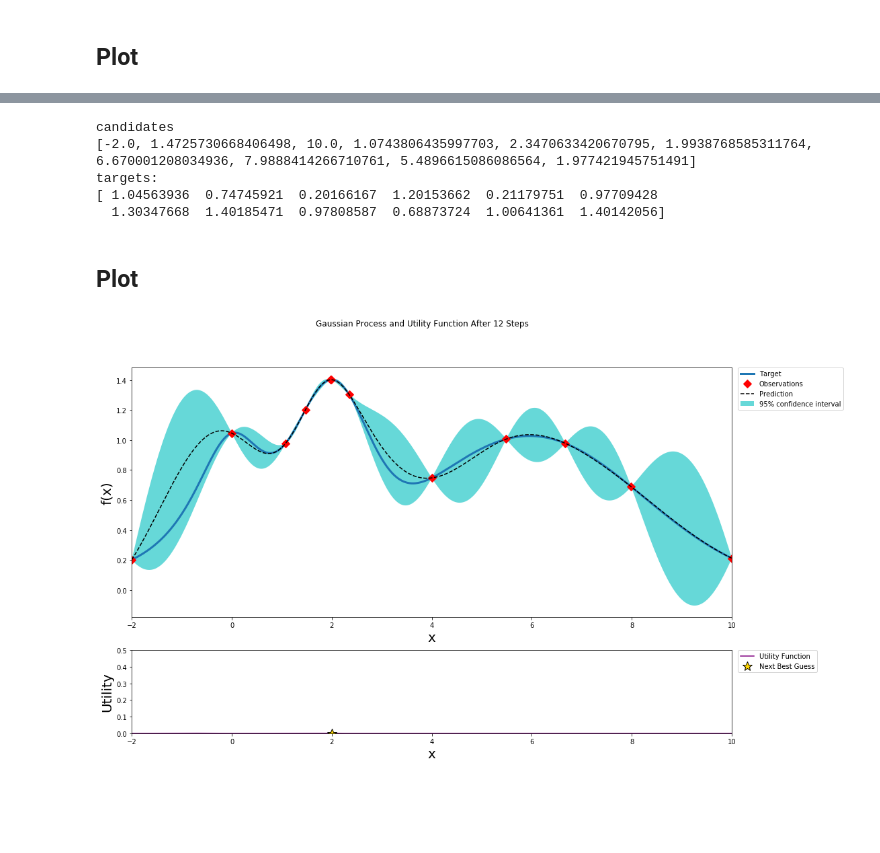
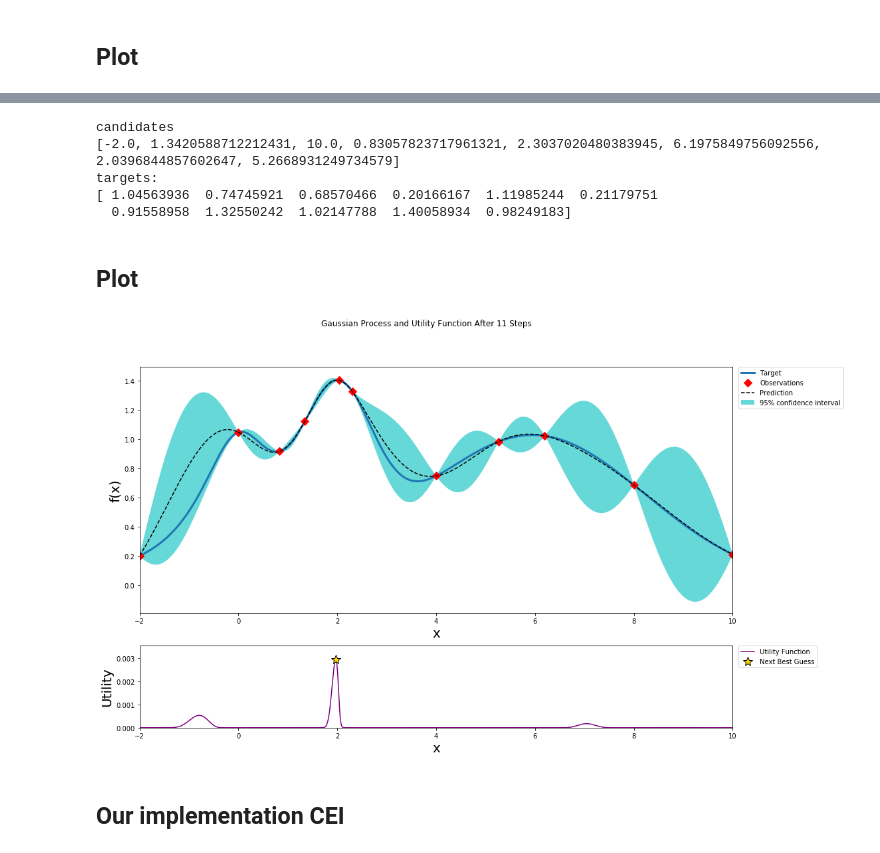
Before and after one commit to Hyperpilotio/analyzer, a Jupyter notebook: analyzer/acquisition_comparison.ipynb, the cells around one changed output, grey strips where cells are left out. Saved outputs shown, nothing was run; the diff lists cells and outputs as text; code cells hidden in the pictures; blank space fills up the shorter version.

```diff
--- a/analyzer/acquisition_comparison.ipynb
+++ b/analyzer/acquisition_comparison.ipynb
@@ -64,9 +136,11 @@ plt.plot(x, y)
 # %%
-X_train = np.array([[0], [4]])
+X_train = np.array([[0], [4], [8]])
 Y_train = np.array(list(map(target, list(X_train.reshape(1,-1).squeeze()))))
+C_train = constraint_func(X_train.reshape(1,-1).squeeze())
+
 xi =1e-4
 acq = 'ei'
-n_iter=10
+n_iter=8
 SEED = 6
 # %% [markdown]
 ## Original Implementation
@@ -108,27 +181,38 @@ candidates = []
 X_train_ = X_train
 Y_train_ = Y_train
 for i in range(n_iter):
-    candidate = bayesian_optimizer.get_candidate(X_train_, Y_train, [(-2, 10)], acq=acq, xi=xi, **gp_params)
-    X_train = np.vstack((X_train, np.array([candidate])))
-    Y_train = np.hstack((Y_train, target(candidate)))
+    candidate = bayesian_optimizer.get_candidate(X_train_, Y_train_, [(-2, 10)], acq=acq, xi=xi, **gp_params)
+    X_train_ = np.vstack((X_train_, np.array([candidate])))
+    Y_train_ = np.hstack((Y_train_, target(candidate)))
     candidates.append(candidate[0])
 
 print(f"candidates \n{candidates}")
-print(f"targets:\n{Y_train}")
+print(f"targets:\n{Y_train_}")
 # %% [output]
 candidates
-[-2.0, 1.4725730668406498, 10.0, 1.0743806435997703, 2.3470633420670795, 1.9938768585311764, 6.670001208034936, 7.9888414266710761, 5.4896615086086564, 1.977421945751491]
+[-2.0, 1.3420588712212431, 10.0, 0.83057823717961321, 2.3037020480383945, 6.1975849756092556, 2.0396844857602647, 5.2668931249734579]
 targets:
-[ 1.04563936  0.74745921  0.20166167  1.20153662  0.21179751  0.97709428
-  1.30347668  1.40185471  0.97808587  0.68873724  1.00641361  1.40142056]
+[ 1.04563936  0.74745921  0.68570466  0.20166167  1.11985244  0.21179751
+  0.91558958  1.32550242  1.02147788  1.40058934  0.98249183]
 # %% [markdown]
 ## Plot
-# %%
-gp = GaussianProcessRegressor()
-gp.set_params(**gp_params)
-gp.fit(X_train, Y_train)
-
-util = bayesian_optimizer.UtilityFunction(kind=acq, xi=xi)
-plot_gp(bo.gp, x, y, bo.util)
-# %% [output]
-[figure, removed]
+# %%
+candidates = []
+X_train_ = X_train
+Y_train_ = Y_train
+for i in range(n_iter):
+    candidate = bayesian_optimizer.get_candidate(X_train_, Y_train_, [(-2, 10)], acq='ei', xi=xi, **gp_params)
+    X_train_ = np.vstack((X_train_, np.array([candidate])))
+    Y_train_ = np.hstack((Y_train_, target(candidate)))
+    candidates.append(candidate[0])
+
+gp = GaussianProcessRegressor()
+gp.set_params(**gp_params)
+gp.fit(X_train_, Y_train_)
+
+util = bayesian_optimizer.UtilityFunction(gp_objective=gp, kind='ei', xi=xi)
+plot_gp(gp, x, y, util)
+# %% [output]
+[figure, added]
+# %% [markdown]
+## Our implementation CEI
```
Also changed, not shown: parts of 9 cells of this notebook.
